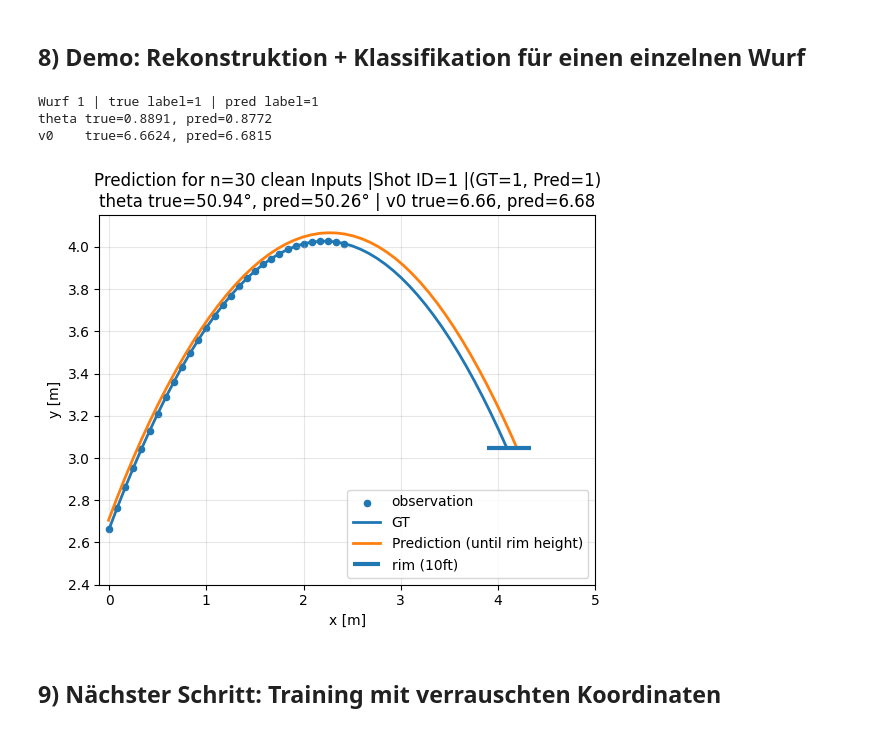
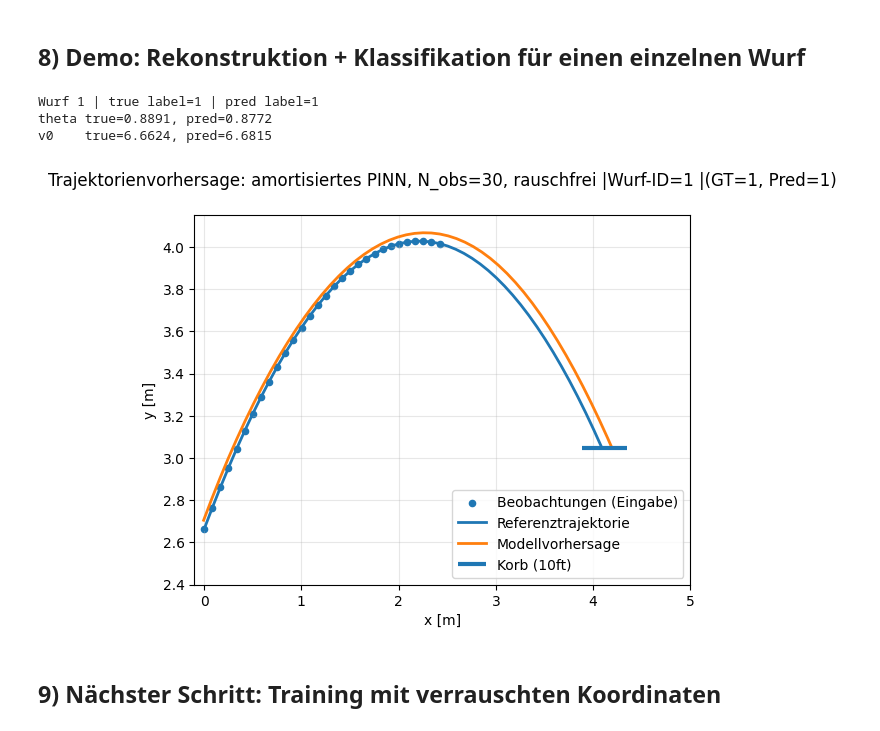
Before and after one commit to lucaa-smn/BA-Thesis, a Jupyter notebook: AmortizedPINN.ipynb, the cells around one changed output. Saved outputs shown, nothing was run; the diff lists cells and outputs as text; code cells hidden in the pictures.

```diff
--- a/AmortizedPINN.ipynb
+++ b/AmortizedPINN.ipynb
@@ -873,17 +877,17 @@ def demo_reconstruction(model, ds, n_obs=None, idx=0):
     print(f"v0    true={v0_gt:.4f}, pred={v0_pred_val:.4f}")
 
     plt.figure()
-    plt.scatter(xy_obs_np[:, 0], xy_obs_np[:, 1], s=20, label="observation")
-    plt.plot(xy_full[:, 0], xy_full[:, 1], linewidth=2, label="GT")
-    plt.plot(xy_hat[:, 0], xy_hat[:, 1], linewidth=2, label="Prediction (until rim height)")
+    plt.scatter(xy_obs_np[:, 0], xy_obs_np[:, 1], s=20, label="Beobachtungen (Eingabe)")
+    plt.plot(xy_full[:, 0], xy_full[:, 1], linewidth=2, label="Referenztrajektorie")
+    plt.plot(xy_hat[:, 0], xy_hat[:, 1], linewidth=2, label="Modellvorhersage")
 
-    plt.hlines(y=3.048, xmin=4.115 - 0.2286, xmax=4.115 + 0.2286, linewidth=3, label="rim (10ft)")
+    plt.hlines(y=3.048, xmin=4.115 - 0.2286, xmax=4.115 + 0.2286, linewidth=3, label="Korb (10ft)")
 
     plt.title(
-        f"Prediction for n={n_obs} clean Inputs |"
-        f"Shot ID={wurf_id} |"
+        f"Trajektorienvorhersage: amortisiertes PINN, N_obs={n_obs}, rauschfrei |"
+        f"Wurf-ID={wurf_id} |"
         f"(GT={int(s['label'].item())}, Pred={pred_label})\n"
-        f"theta true={theta_gt_deg:.2f}°, pred={theta_pred_deg:.2f}° | v0 true={v0_gt:.2f}, pred={v0_pred_val:.2f}"
+        # f"theta true={theta_gt_deg:.2f}°, pred={theta_pred_deg:.2f}° | v0 true={v0_gt:.2f}, pred={v0_pred_val:.2f}"
     )
     plt.xlabel("x [m]"); plt.ylabel("y [m]"); plt.legend(); plt.grid(True, alpha=0.3)
     plt.xlim(-0.1, 5)
@@ -964,41 +968,41 @@ def demo_reconstruction_noisy_vs_clean(model, ds_noisy, ds_clean, n_obs=None, id
     xy_obs_np = sN["xy_obs"].numpy()           # noisy obs
     xy_gt_clean = sC["xy_full"].numpy()        # clean GT full (nur Plot)
 
     theta_gt = float(sC["theta"].item())
     v0_gt = float(sC["v0"].item())
     theta_pred_val = float(theta_pred.item())
     v0_pred_val = float(v0_pred.item())
 
     theta_pred_deg = math.degrees(theta_pred_val)
     theta_gt_deg = math.degrees(theta_gt)
 
     pred_label = int(out["logits"].argmax(dim=1).item())
 
     plt.figure()
-    plt.scatter(xy_obs_np[:, 0], xy_obs_np[:, 1], s=20, label="noisy observation")
-    plt.plot(xy_gt_clean[:, 0], xy_gt_clean[:, 1], linewidth=2, label="actual GT (clean)")
-    plt.plot(xy_hat[:, 0], xy_hat[:, 1], linewidth=2, label="Prediction (until rim height)")
+    plt.scatter(xy_obs_np[:, 0], xy_obs_np[:, 1], s=20, label="Beobachtungen (Eingabe)")
+    plt.plot(xy_gt_clean[:, 0], xy_gt_clean[:, 1], linewidth=2, label="Referenztrajektorie")
+    plt.plot(xy_hat[:, 0], xy_hat[:, 1], linewidth=2, label="Modellvorhersage")
 
-    plt.hlines(y=3.048, xmin=4.115 - 0.2286, xmax=4.115 + 0.2286, linewidth=3, label="rim (10ft)")
+    plt.hlines(y=3.048, xmin=4.115 - 0.2286, xmax=4.115 + 0.2286, linewidth=3, label="Korb (10ft)")
 
     plt.title(
-        f"Prediction for n={n_obs} noisy Inputs |"
-        f"Shot ID={wurf_id} |"
+        f"Trajektorienvorhersage: amortisiertes PINN, N_obs={n_obs}, verrauscht |"
+        f"Wurf-ID={wurf_id} |"
         f"(GT={int(sC['label'].item())}, Pred={pred_label})\n"
-        f"theta true={theta_gt_deg:.2f}°, pred={theta_pred_deg:.2f}° | v0 true={v0_gt:.2f}, pred={v0_pred_val:.2f}"
+        # f"theta true={theta_gt_deg:.2f}°, pred={theta_pred_deg:.2f}° | v0 true={v0_gt:.2f}, pred={v0_pred_val:.2f}"
     )
     plt.xlabel("x [m]"); plt.ylabel("y [m]"); plt.legend(); plt.grid(True, alpha=0.3)
     plt.xlim(-0.1, 5)
     plt.ylim(2.4, 4.15)
     plt.show()
 
 
 demo_reconstruction(model,test_ds, n_obs=30, idx=0)
 # %% [output]
 Wurf 1 | true label=1 | pred label=1
 theta true=0.8891, pred=0.8772
 v0    true=6.6624, pred=6.6815
-[figure, old version]
+[figure, new version]
 # %% [markdown]
 ## 9) Nächster Schritt: Training mit verrauschten Koordinaten
 # %%
```
Also changed, not shown: parts of 7 cells of this notebook, 1 other file.
